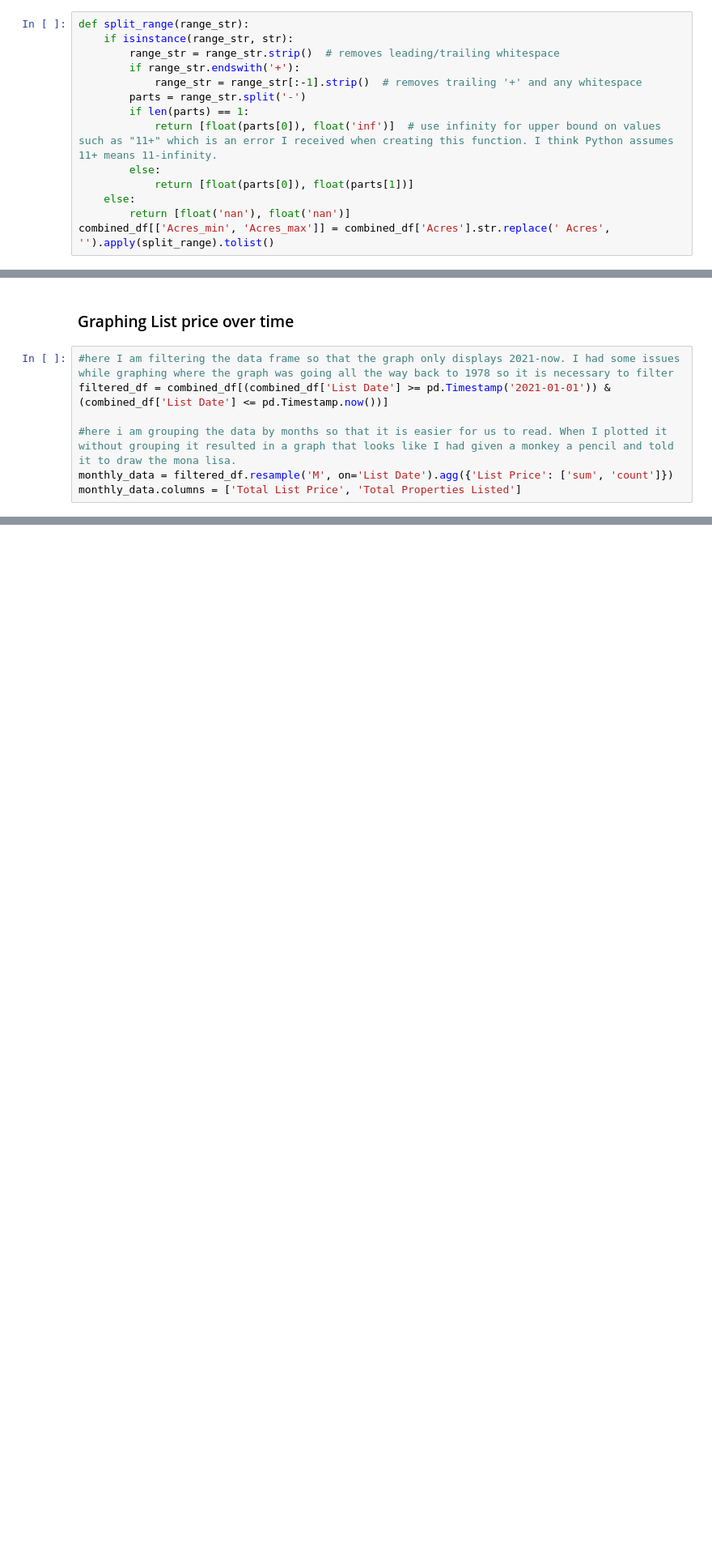
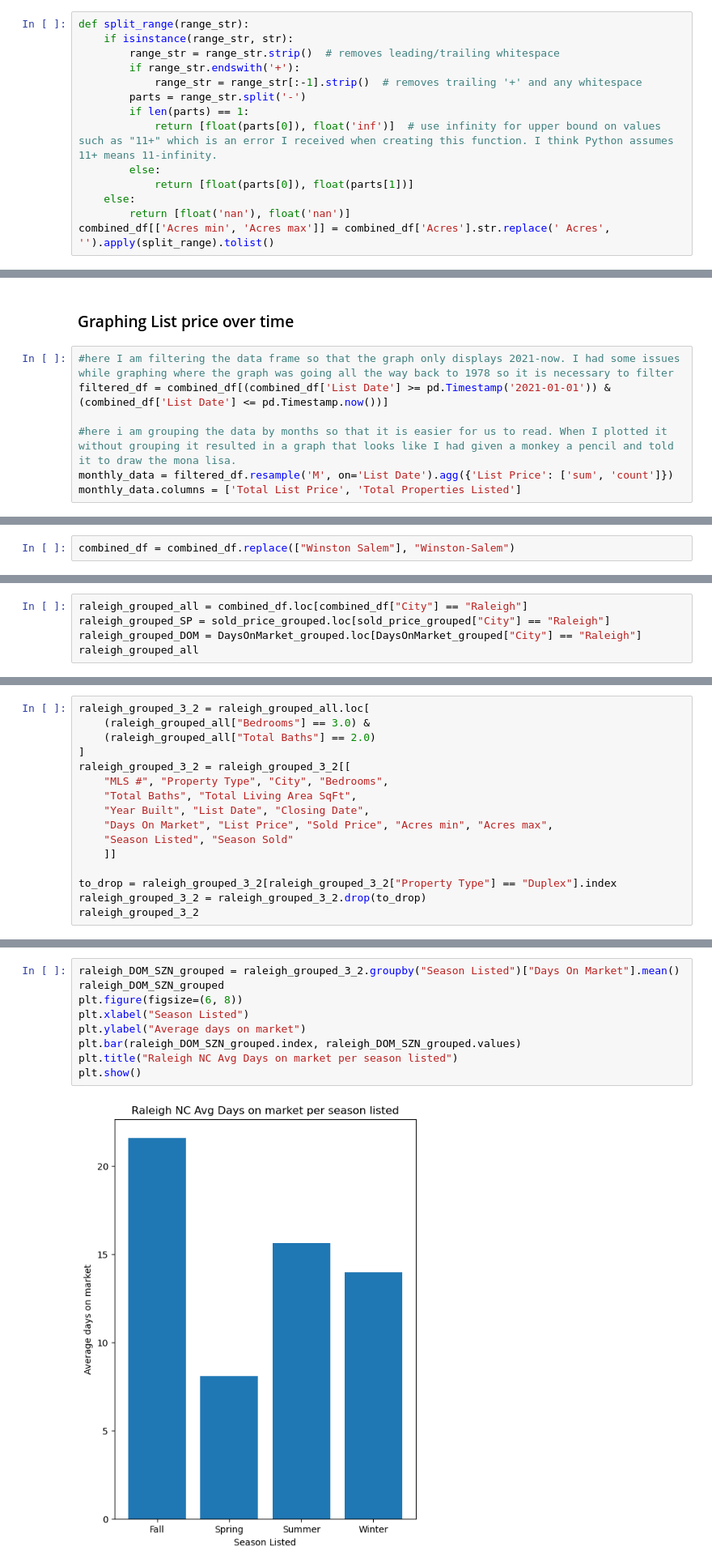
Before and after one commit to atulbachhav22/Real-Estate-Analysis-Project, a Jupyter notebook: real-estate-analysis_updated.ipynb, the cells around one changed output, grey strips where cells are left out. Shown at 81% size. Cells and saved outputs as stored; diff of their text form; blank space fills up the shorter version.

Commit message:
Grouping and graphing

```diff
--- a/real-estate-analysis_updated.ipynb
+++ b/real-estate-analysis_updated.ipynb
@@ -308,7 +308,7 @@ def split_range(range_str):
             return [float(parts[0]), float(parts[1])]
     else:
         return [float('nan'), float('nan')]
-combined_df[['Acres_min', 'Acres_max']] = combined_df['Acres'].str.replace(' Acres', '').apply(split_range).tolist()
+combined_df[['Acres min', 'Acres max']] = combined_df['Acres'].str.replace(' Acres', '').apply(split_range).tolist()
 # %%
 combined_df
 # %% [output]
@@ -406,0 +460,2 @@ plt.show()
+# %%
+combined_df = combined_df.replace(["Winston Salem"], "Winston-Salem")
@@ -406,0 +534,5 @@ plt.show()
+# %%
+raleigh_grouped_all = combined_df.loc[combined_df["City"] == "Raleigh"]
+raleigh_grouped_SP = sold_price_grouped.loc[sold_price_grouped["City"] == "Raleigh"]
+raleigh_grouped_DOM = DaysOnMarket_grouped.loc[DaysOnMarket_grouped["City"] == "Raleigh"]
+raleigh_grouped_all
@@ -406,0 +587,16 @@ plt.show()
+# %%
+raleigh_grouped_3_2 = raleigh_grouped_all.loc[
+    (raleigh_grouped_all["Bedrooms"] == 3.0) &
+    (raleigh_grouped_all["Total Baths"] == 2.0)
+]
+raleigh_grouped_3_2 = raleigh_grouped_3_2[[
+    "MLS #", "Property Type", "City", "Bedrooms",
+    "Total Baths", "Total Living Area SqFt",
+    "Year Built", "List Date", "Closing Date",
+    "Days On Market", "List Price", "Sold Price", "Acres min", "Acres max",
+    "Season Listed", "Season Sold"
+    ]]
+
+to_drop = raleigh_grouped_3_2[raleigh_grouped_3_2["Property Type"] == "Duplex"].index
+raleigh_grouped_3_2 = raleigh_grouped_3_2.drop(to_drop)
+raleigh_grouped_3_2
@@ -406,0 +632,11 @@ plt.show()
+# %%
+raleigh_DOM_SZN_grouped = raleigh_grouped_3_2.groupby("Season Listed")["Days On Market"].mean()
+raleigh_DOM_SZN_grouped
+plt.figure(figsize=(6, 8))
+plt.xlabel("Season Listed")
+plt.ylabel("Average days on market")
+plt.bar(raleigh_DOM_SZN_grouped.index, raleigh_DOM_SZN_grouped.values)
+plt.title("Raleigh NC Avg Days on market per season listed")
+plt.show()
+# %% [output]
+[figure, added]
```
Also changed, not shown: parts of 28 cells of this notebook, 2 other files.
